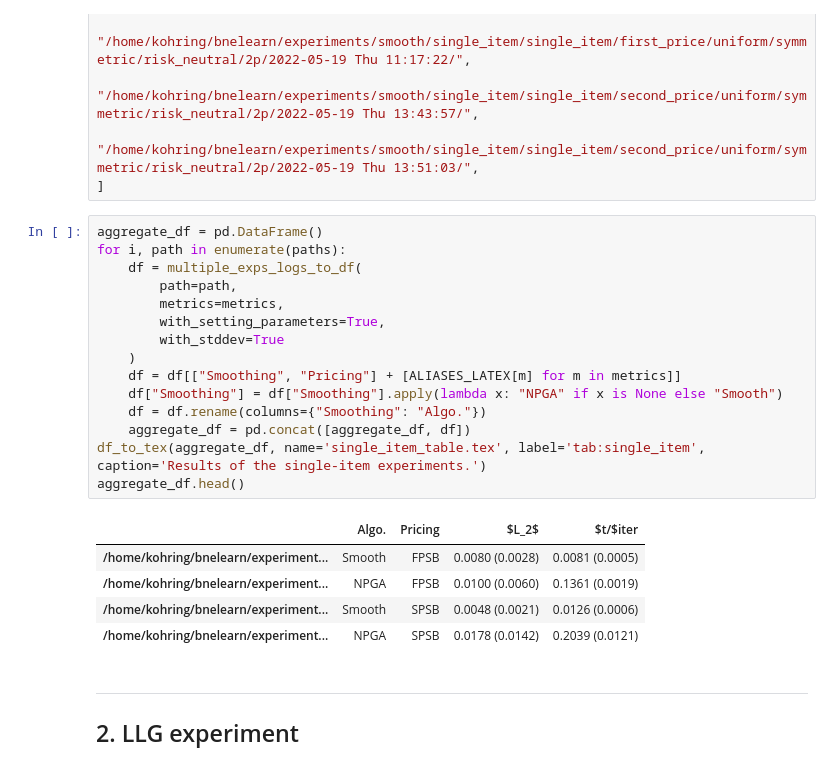
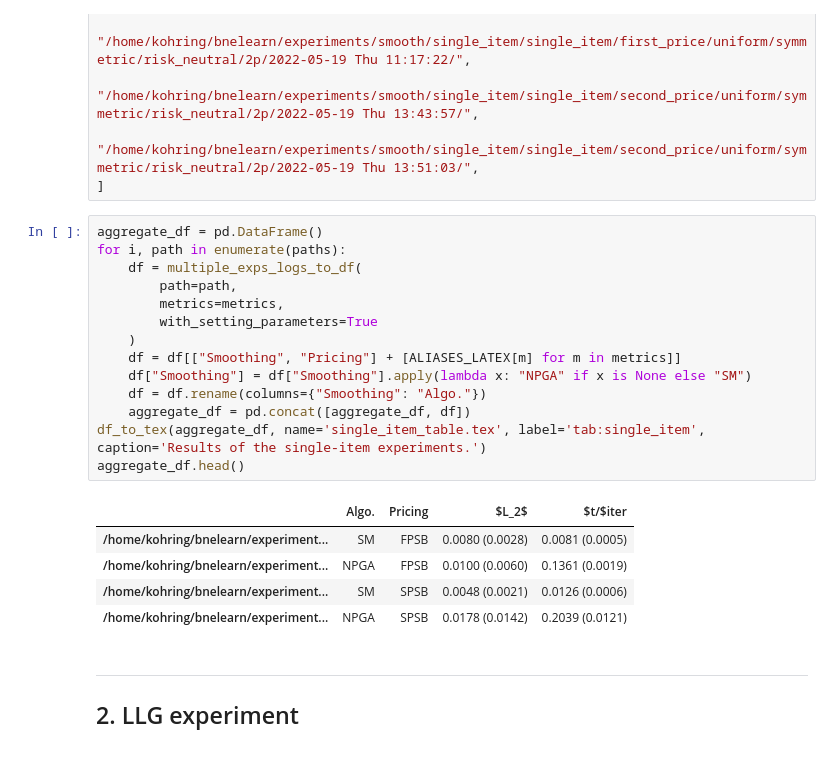
Before and after one commit to heidekrueger/bnelearn, a Jupyter notebook: notebooks/Smooth/smooth.ipynb, the cells around one changed output. Saved outputs shown, nothing was run; the diff lists cells and outputs as text.

```diff
--- a/notebooks/Smooth/smooth.ipynb
+++ b/notebooks/Smooth/smooth.ipynb
@@ -77,23 +79,22 @@ paths = [
 # %%
 aggregate_df = pd.DataFrame()
 for i, path in enumerate(paths):
     df = multiple_exps_logs_to_df(
         path=path,
         metrics=metrics,
-        with_setting_parameters=True,
-        with_stddev=True
+        with_setting_parameters=True
     )
     df = df[["Smoothing", "Pricing"] + [ALIASES_LATEX[m] for m in metrics]]
-    df["Smoothing"] = df["Smoothing"].apply(lambda x: "NPGA" if x is None else "Smooth")
+    df["Smoothing"] = df["Smoothing"].apply(lambda x: "NPGA" if x is None else "SM")
     df = df.rename(columns={"Smoothing": "Algo."})
     aggregate_df = pd.concat([aggregate_df, df])
 df_to_tex(aggregate_df, name='single_item_table.tex', label='tab:single_item', caption='Results of the single-item experiments.')
 aggregate_df.head()
 # %% [output]
 |  | Algo. | Pricing | $L_2$ | $t/$iter |
-| /home/kohring/bnelearn/experiment... | Smooth | FPSB | 0.0080 (0.0028) | 0.0081 (0.0005) |
+| /home/kohring/bnelearn/experiment... | SM | FPSB | 0.0080 (0.0028) | 0.0081 (0.0005) |
 | /home/kohring/bnelearn/experiment... | NPGA | FPSB | 0.0100 (0.0060) | 0.1361 (0.0019) |
-| /home/kohring/bnelearn/experiment... | Smooth | SPSB | 0.0048 (0.0021) | 0.0126 (0.0006) |
+| /home/kohring/bnelearn/experiment... | SM | SPSB | 0.0048 (0.0021) | 0.0126 (0.0006) |
 | /home/kohring/bnelearn/experiment... | NPGA | SPSB | 0.0178 (0.0142) | 0.2039 (0.0121) |
 # %% [markdown]
 ---
```
Also changed, not shown: parts of 4 cells of this notebook, 2 other files.
